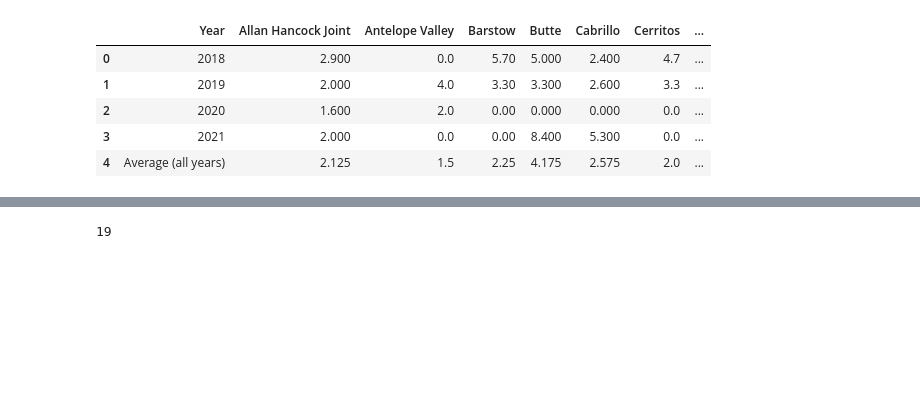
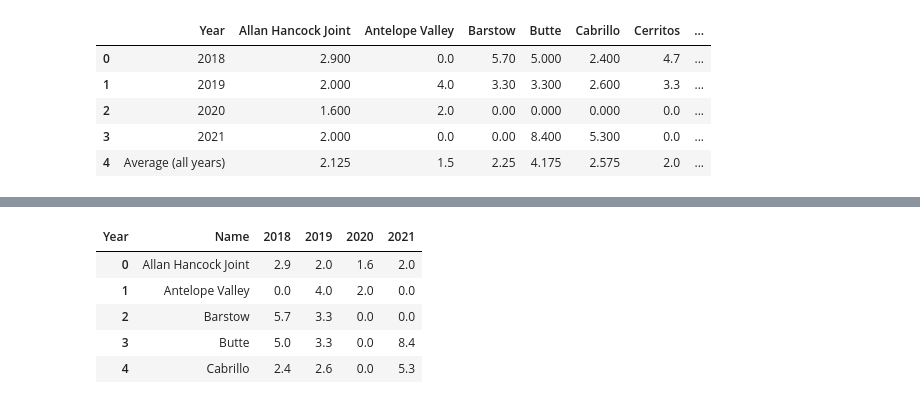
Before and after one commit to davidmhorowitz/HTML-youtube-folder, a Jupyter notebook: Lede-Project1p2 FIX.ipynb, the cells around one changed output, grey strips where cells are left out. Cells and saved outputs as stored; diff of their text form; code cells hidden in the pictures; blank space fills up the shorter version.

```diff
--- a/Lede-Project1p2 FIX.ipynb
+++ b/Lede-Project1p2 FIX.ipynb
@@ -131,0 +102,8 @@ startingfile
+# %%
+startingfile.columns = startingfile.iloc[0]
+# %%
+startingfile = startingfile.drop(['Year'])
+# %%
+startingfile = startingfile.reset_index()
+# %%
+startingfile = startingfile.rename(columns={'index' : 'Name'})
@@ -159,5 +163,10 @@ TypeError: Can only merge Series or DataFrame objects, a <class 'str'> was passe
 # %%
-len(subinflation['Name'])
+startingfile.head()
 # %% [output]
-19
+| Year | Name | 2018 | 2019 | 2020 | 2021 |
+| 0 | Allan Hancock Joint | 2.9 | 2.0 | 1.6 | 2.0 |
+| 1 | Antelope Valley | 0.0 | 4.0 | 2.0 | 0.0 |
+| 2 | Barstow | 5.7 | 3.3 | 0.0 | 0.0 |
+| 3 | Butte | 5.0 | 3.3 | 0.0 | 8.4 |
+| 4 | Cabrillo | 2.4 | 2.6 | 0.0 | 5.3 |
 # %%
```
Also changed, not shown: parts of 24 cells of this notebook, 2 other files.
